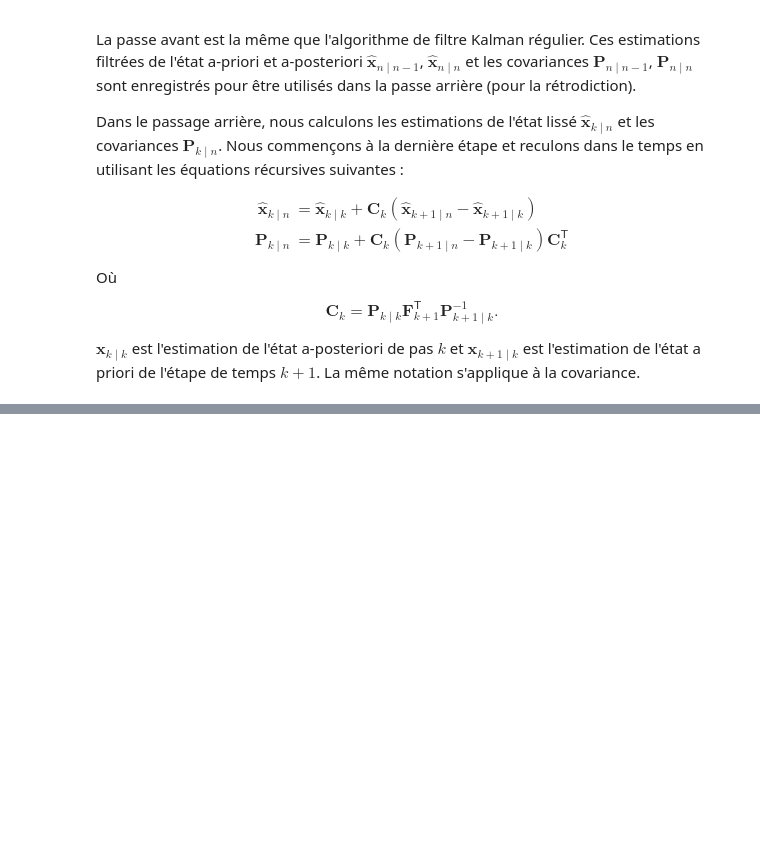
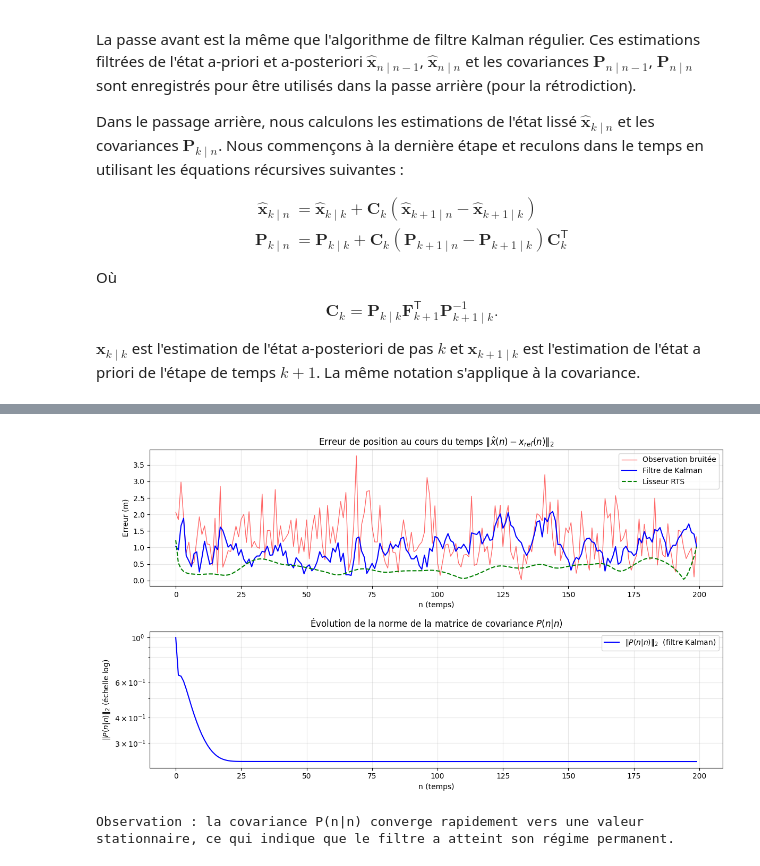
Before and after one commit to m23ayou2/UE_G, a Jupyter notebook: TP6_eleve_20260304.ipynb, the cells around one changed output, grey strips where cells are left out. Drawn from its saved outputs; the diff is of its cells as text; code cells hidden in the pictures; blank space fills up the shorter version.

```diff
--- a/TP6_eleve_20260304.ipynb
+++ b/TP6_eleve_20260304.ipynb
@@ -446,0 +540,41 @@ plt.show()
+# %%
+# ── 4. Erreur instantanée au cours du temps et évolution de la covariance ─────
+
+n_vec = np.arange(nb)
+
+# erreur en position à chaque instant n
+err_noisy_t  = np.sqrt((Y[0,:] - x_ref)**2 + (Y[1,:] - y_ref)**2)
+err_kalman_t = np.sqrt((est_f[0,:] - x_ref)**2 + (est_f[1,:] - y_ref)**2)
+err_smooth_t = np.sqrt((est_l[0,:] - x_ref)**2 + (est_l[1,:] - y_ref)**2)
+
+fig, axes = plt.subplots(2, 1, figsize=(12, 7))
+
+# -- Erreur position au cours du temps --
+ax = axes[0]
+ax.plot(n_vec, err_noisy_t,  'r-',  alpha=0.6, lw=1,   label='Observation bruitée')
+ax.plot(n_vec, err_kalman_t, 'b-',  lw=1.5,             label='Filtre de Kalman')
+ax.plot(n_vec, err_smooth_t, 'g--', lw=1.5,             label='Lisseur RTS')
+ax.set_title('Erreur de position au cours du temps $\\|\\hat{x}(n)-x_{ref}(n)\\|_2$', fontsize=12)
+ax.set_xlabel('n (temps)')
+ax.set_ylabel('Erreur (m)')
+ax.legend()
+ax.grid(True, alpha=0.3)
+
+# -- Norme de la covariance filtrée P(n|n) --
+ax = axes[1]
+ax.semilogy(n_vec, err, 'b-', lw=1.5, label='$\\|P(n|n)\\|_2$  (filtre Kalman)')
+ax.set_title('Évolution de la norme de la matrice de covariance $P(n|n)$', fontsize=12)
+ax.set_xlabel('n (temps)')
+ax.set_ylabel('$\\|P(n|n)\\|_2$ (échelle log)')
+ax.legend()
+ax.grid(True, which='both', alpha=0.3)
+
+plt.tight_layout()
+plt.show()
+
+print("\nObservation : la covariance P(n|n) converge rapidement vers une valeur")
+print("stationnaire, ce qui indique que le filtre a atteint son régime permanent.")
+# %% [output]
+[figure, added]
+Observation : la covariance P(n|n) converge rapidement vers une valeur
+stationnaire, ce qui indique que le filtre a atteint son régime permanent.
```
Also changed, not shown: parts of 8 cells of this notebook.
